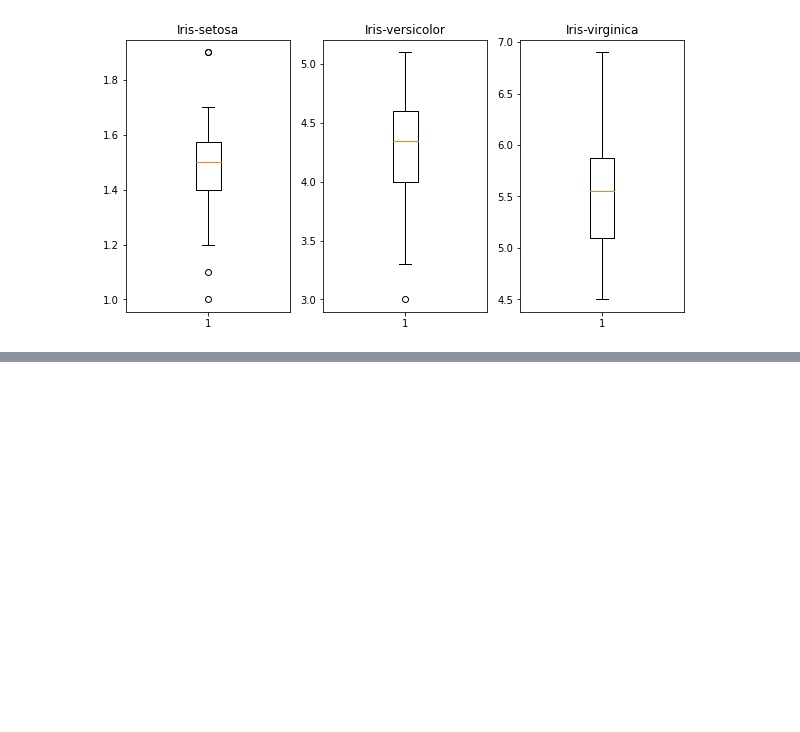
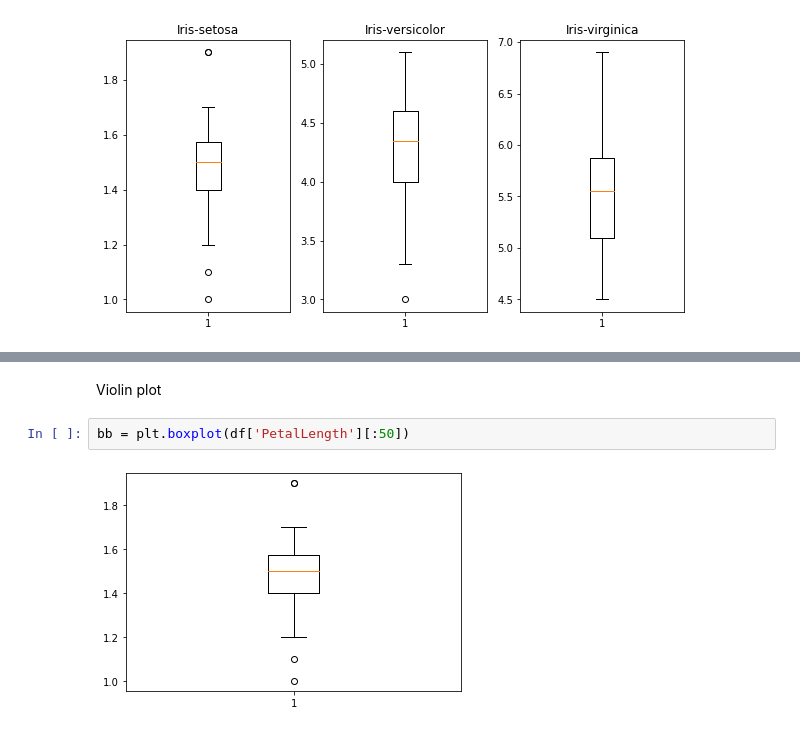
Before and after one commit to sitthatkaja/data_viz_2022, a Jupyter notebook: DataViz02_Data_Distribution_.ipynb, the cells around one changed output, grey strips where cells are left out. Saved outputs shown, nothing was run; the diff lists cells and outputs as text; blank space fills up the shorter version.

```diff
--- a/DataViz02_Data_Distribution_.ipynb
+++ b/DataViz02_Data_Distribution_.ipynb
@@ -373,0 +434,6 @@ plt.title('Iris-virginica');  ## สร้างชื่อกราฟบอ
+# %% [markdown]
+Violin plot
+# %%
+bb = plt.boxplot(df['PetalLength'][:50])
+# %% [output]
+[figure, added]
```
Also changed, not shown: parts of 16 cells of this notebook.
